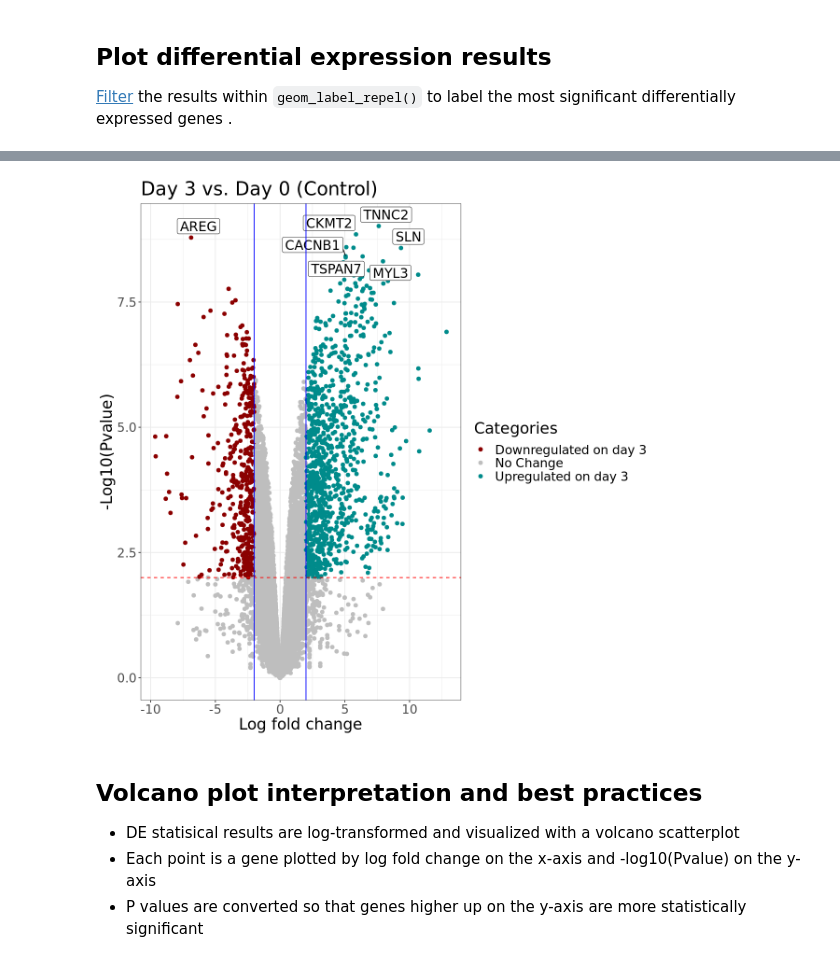
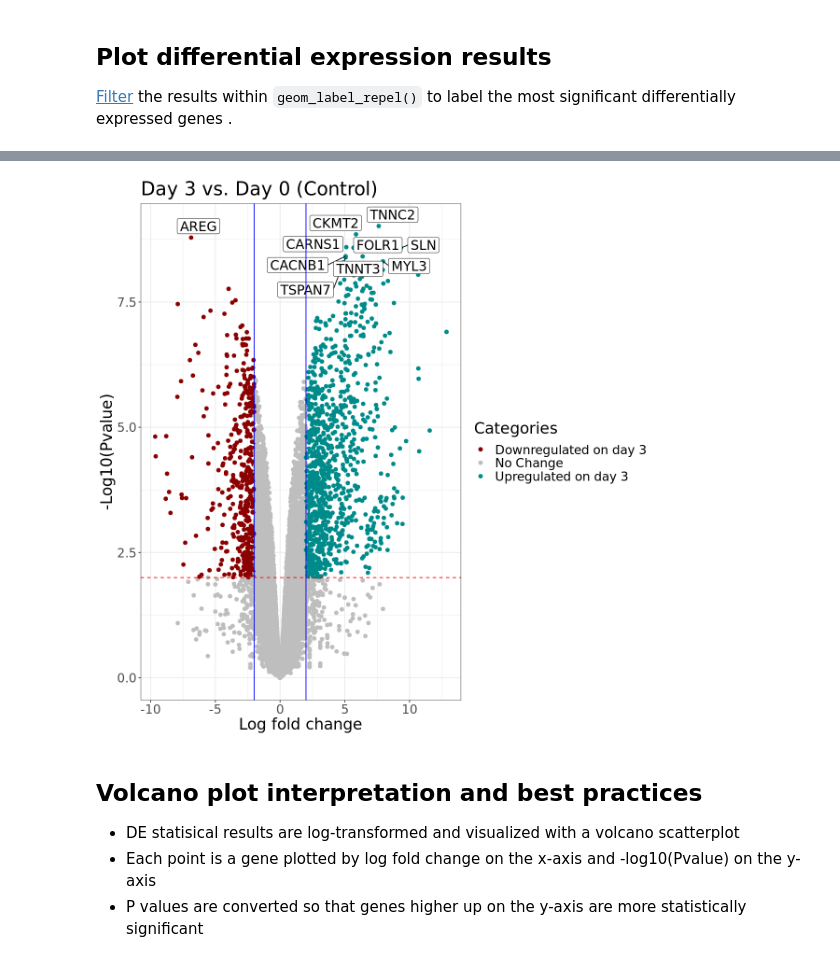
Before and after one commit to mortazavilab/cosmos-cluster6, a Jupyter notebook: R_analysis.ipynb, the cells around one changed output, grey strips where cells are left out. Cells and saved outputs as stored; diff of their text form; code cells hidden in the pictures.

```diff
--- a/R_analysis.ipynb
+++ b/R_analysis.ipynb
@@ -166,7 +190,6 @@ A data.frame: 6 x 5
 Why did we use gene IDs rather than gene names to make our matrix? Unfortunately, there are some duplicate gene names but not gene IDs. We can get the gene names back by merging the differential expression results table with the original counts matrix. See [this page](https://dplyr.tidyverse.org/reference/mutate-joins.html) for more infomation on joining logic in dplyr.
 # %%
 plot_table = left_join(de, counts, by = "Gene_ID")
-plot_table$Comparison = "Control_78_Day_3-Control_78_Day_0"
 
 table(duplicated(plot_table$Gene_Name))
 table(duplicated(plot_table$Gene_ID))
@@ -211,8 +234,8 @@ ggplot(plot_table)+
     geom_point(aes(x=logFC, y=-log10(PValue), color=Categories),
                size=2) +
     xlab("Log fold change") + ylab("-Log10(Pvalue)") +
-    geom_label_repel(data = head(arrange(plot_table, PValue),10),
-                     aes(x=logFC,y=-log10(PValue),label = Gene_Name), size = 6) +
+    geom_label_repel(data = head(arrange(plot_table, PValue),10), # plot top DE genes
+                     aes(x=logFC,y=-log10(PValue),label = Gene_Name), size = 6, max.overlaps = 150) +
     theme_bw() +
     scale_color_manual(values=c("darkred", "grey", "darkcyan")) +
     theme(text = element_text(size=20)) +
@@ -227,4 +248,4 @@ Warning message:
-[figure, old version]
+[figure, new version]
 # %% [markdown]
 ## Volcano plot interpretation and best practices
 
```
Also changed, not shown: parts of 19 cells of this notebook.
